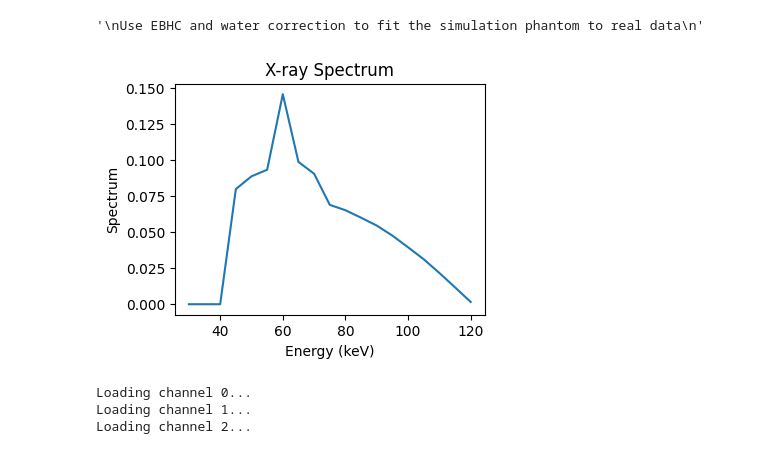
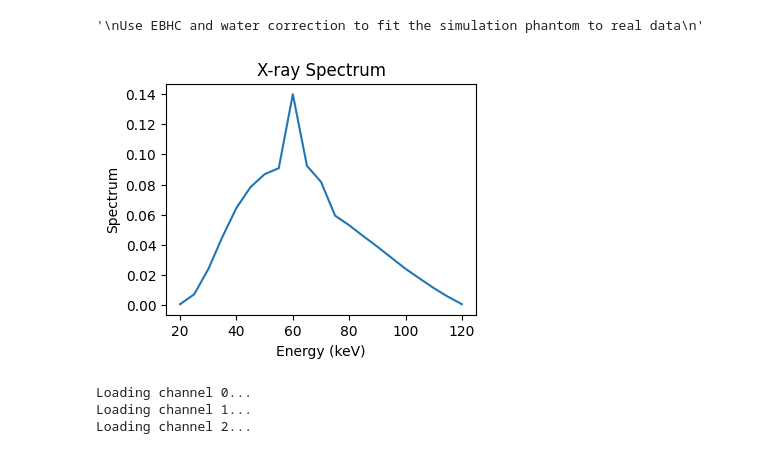
Before and after one commit to wudufan/pcct_md_diffusion, a Jupyter notebook: src/pcct_md_diffusion/md/post_correction_img/notebooks/ebhc_fit_to_real.ipynb, the cells around one changed output. Cells and saved outputs as stored; diff of their text form; code cells hidden in the pictures.

```diff
--- a/src/pcct_md_diffusion/md/post_correction_img/notebooks/ebhc_fit_to_real.ipynb
+++ b/src/pcct_md_diffusion/md/post_correction_img/notebooks/ebhc_fit_to_real.ipynb
@@ -18,8 +18,8 @@ from pcct_md_diffusion.utils import load_nist_attenuation, load_mixture_attenuat
 from pcct_md_diffusion.locations import base_input_dir
 # %%
 # load material attenuation data
-ich = 1  # channel to analyze
-min_kev = 30
+ich = 0  # channel to analyze
+min_kev = 20
 max_kev = 120
 step_kev = 5
 kevs = np.arange(min_kev, max_kev + 1, step_kev)
@@ -38,39 +38,51 @@ df_water = load_nist_attenuation(
 
 df_att['true_water'] = df_water['mu']
 dict_density['true_water'] = 1.0
+# %%
+att_cdte = utils.load_mixture_attenuation(
+    os.path.join(base_input_dir, 'spectrum/NIST'),
+    ['Cd', 'Te'],
+    [112.414, 127.60],
+    density=5.85,
+    kevs=kevs
+)
+
+assumed_thickness = 1  # in mm
+cdte_absorption = 1 - np.exp(-att_cdte['mu'].values * assumed_thickness)
 # %%
 # load spectrum
 # fist load with 1 kev step, then average to get the spectrum at the desired kevs
 
 df_spec = pd.read_csv(os.path.join(base_input_dir, 'spectrum/xray/spektr_120kVp_Be2p0_Cu0p127_omnitom.csv'))
 
 spectrum = []
 for kev in kevs:
     idx = (df_spec['Energy_keV'] >= kev - (step_kev - 1) / 2) & (df_spec['Energy_keV'] <= kev + (step_kev - 1) / 2)
     spectrum.append(df_spec[idx]['Photons'].values.sum() / step_kev)
 spectrum = np.array(spectrum)
-# spectrum = spectrum * np.linspace(1, 0.1, len(spectrum))
-
-if ich == 2:
-    spectrum[kevs < 60] = 0
+spectrum = spectrum * cdte_absorption  # apply CdTe absorption
+if ich == 0:
+    pass
 elif ich == 1:
-    spectrum[kevs < 45] = 0
+    spectrum[kevs < 40] = 0
+elif ich == 2:
+    spectrum[kevs < 50] = 0
 
 spectrum = spectrum / spectrum.sum()  # normalize
 
 df_spec = pd.DataFrame({
     'energy': kevs,
     'spectrum': spectrum
 })
 
 plt.figure(figsize=(4, 3))
 plt.plot(df_spec['energy'], df_spec['spectrum'])
 plt.xlabel('Energy (keV)')
 plt.ylabel('Spectrum')
 plt.title('X-ray Spectrum')
 plt.show()
 # %% [output]
-[figure, old version]
+[figure, new version]
 # %%
 # load mask phantom
 calibration_dir = os.path.join(base_input_dir, 'omnitom_pcd/calibration/calibration_8_41/img/1')
```
Also changed, not shown: parts of 15 cells of this notebook, 1 other file.
